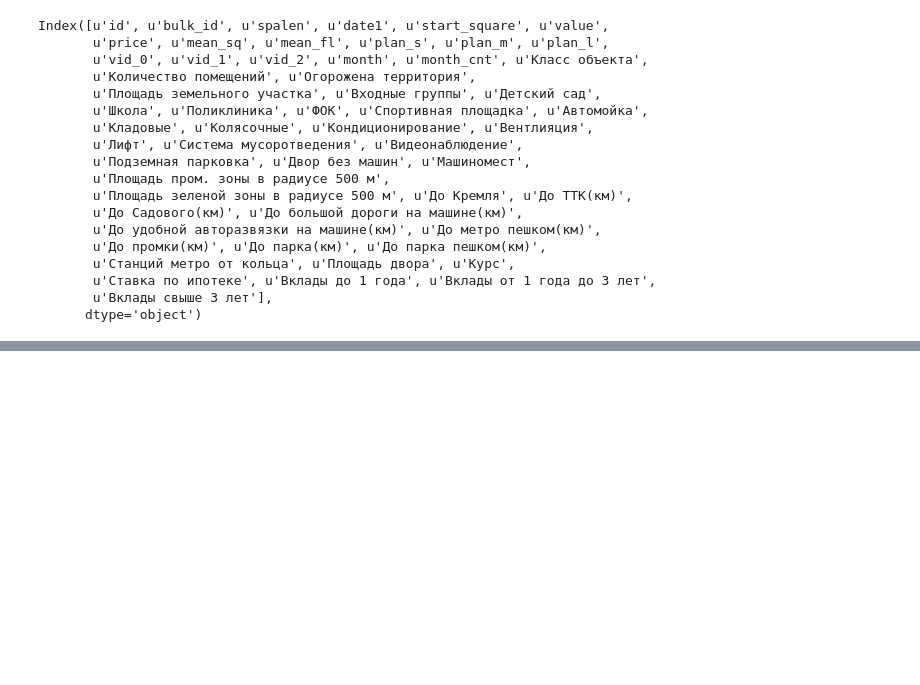
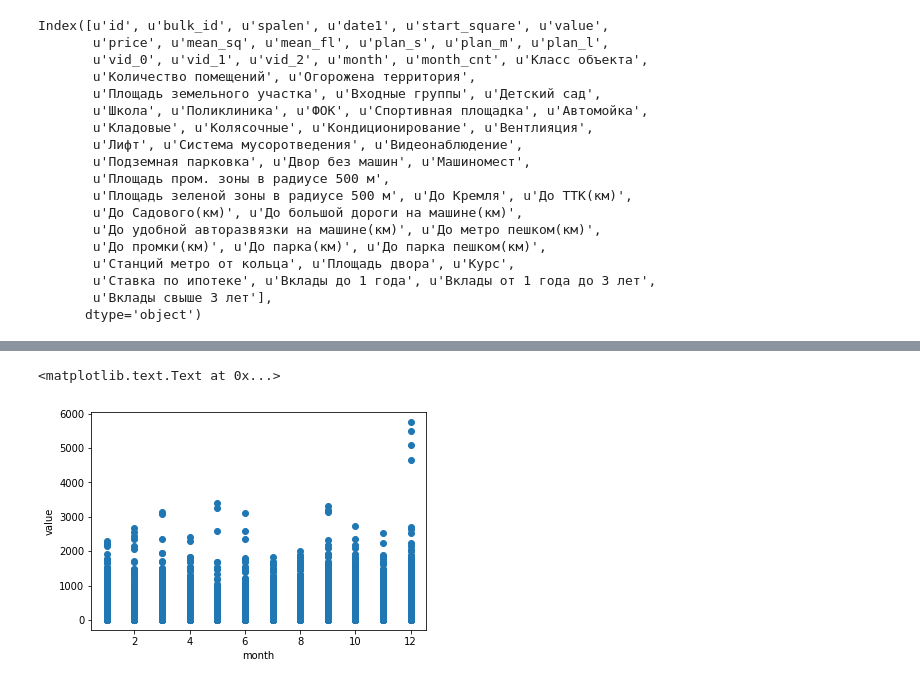
Before and after one commit to krzjoa/pik, a Jupyter notebook: Feature Visualization.ipynb, the cells around one changed output, grey strips where cells are left out. Saved outputs shown, nothing was run; the diff lists cells and outputs as text; code cells hidden in the pictures; blank space fills up the shorter version.

```diff
--- a/Feature Visualization.ipynb
+++ b/Feature Visualization.ipynb
@@ -76,0 +86,9 @@ Text(0,0.5,u'value')
+# %%
+train['month'] = train.date1.str[5:7].astype(int)
+# %%
+plt.scatter(train.month, train.value)
+plt.xlabel("month")
+plt.ylabel("value")
+# %% [output]
+<matplotlib.text.Text at 0x...>
+[figure, added]
```
Also changed, not shown: parts of 15 cells of this notebook, 6 other files.
